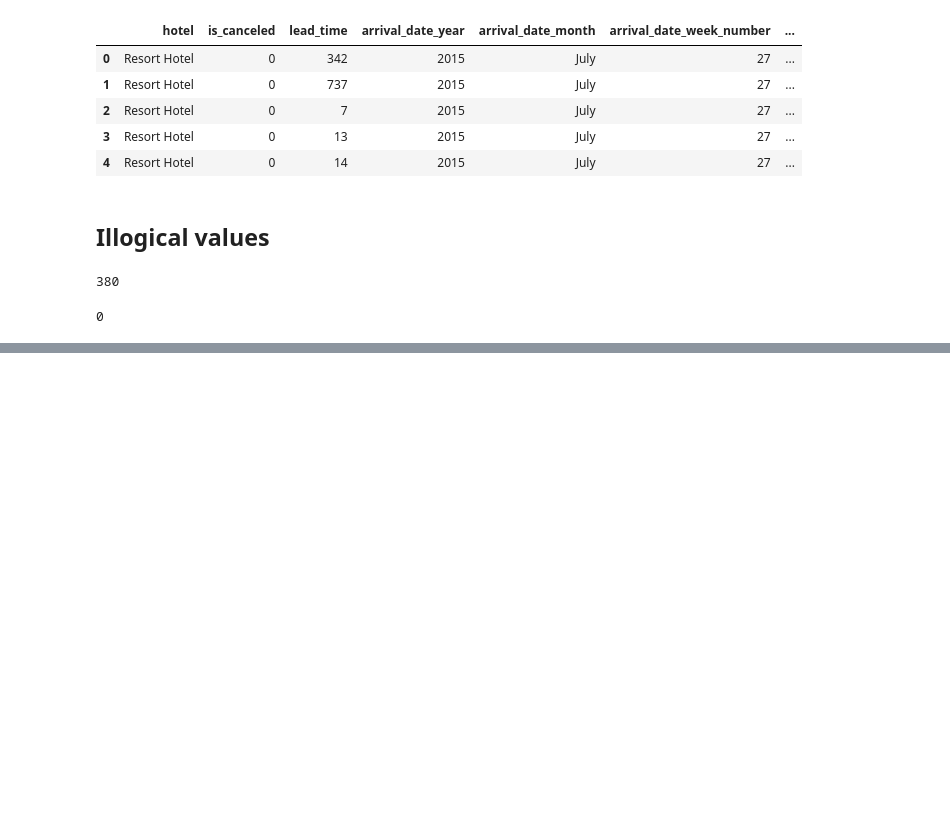
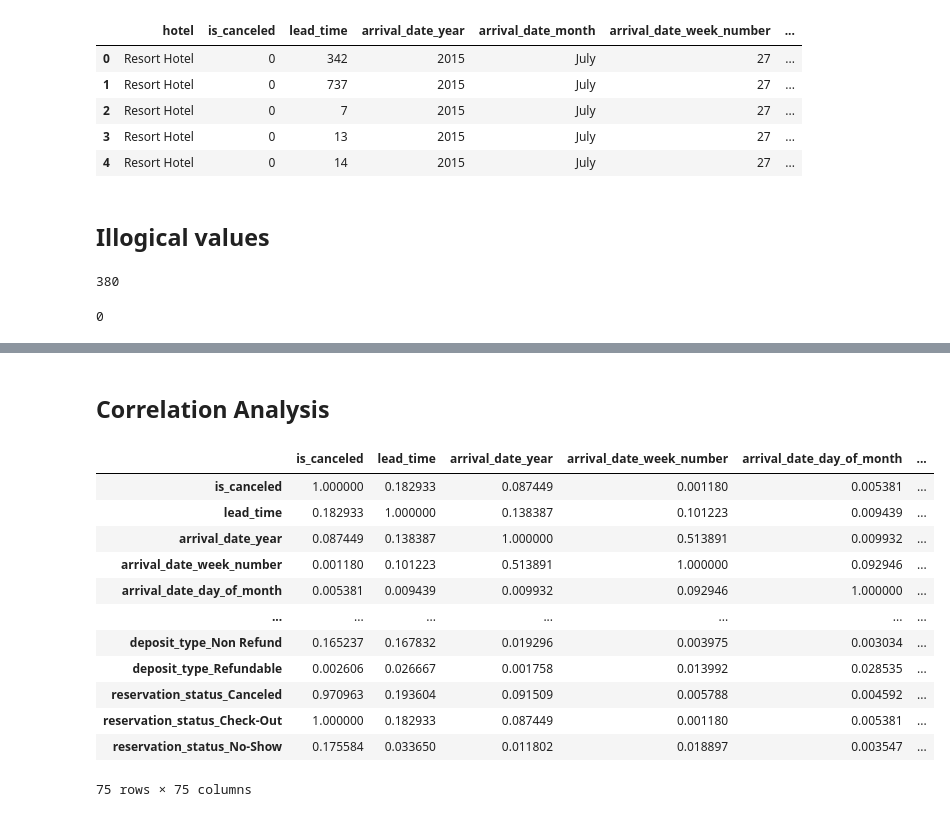
Before and after one commit to Khushwant-singh/machine-learning-python, a Jupyter notebook: demos.ipynb, the cells around one changed output, grey strips where cells are left out. Cells and saved outputs as stored; diff of their text form; code cells hidden in the pictures; blank space fills up the shorter version.

```diff
--- a/demos.ipynb
+++ b/demos.ipynb
@@ -327,0 +453,20 @@ data_df.drop(data_df[data_df["adults"] == 0].index, inplace=True)
+# %% [markdown]
+## Correlation Analysis
+# %%
+# create a correlation matrix
+corr_matrix = final_df.corr().abs()
+corr_matrix
+# %% [output]
+|  | is_canceled | lead_time | arrival_date_year | arrival_date_week_number | arrival_date_day_of_month | ... |
+| is_canceled | 1.000000 | 0.182933 | 0.087449 | 0.001180 | 0.005381 | ... |
+| lead_time | 0.182933 | 1.000000 | 0.138387 | 0.101223 | 0.009439 | ... |
+| arrival_date_year | 0.087449 | 0.138387 | 1.000000 | 0.513891 | 0.009932 | ... |
+| arrival_date_week_number | 0.001180 | 0.101223 | 0.513891 | 1.000000 | 0.092946 | ... |
+| arrival_date_day_of_month | 0.005381 | 0.009439 | 0.009932 | 0.092946 | 1.000000 | ... |
+| ... | ... | ... | ... | ... | ... | ... |
+| deposit_type_Non Refund | 0.165237 | 0.167832 | 0.019296 | 0.003975 | 0.003034 | ... |
+| deposit_type_Refundable | 0.002606 | 0.026667 | 0.001758 | 0.013992 | 0.028535 | ... |
+| reservation_status_Canceled | 0.970963 | 0.193604 | 0.091509 | 0.005788 | 0.004592 | ... |
+| reservation_status_Check-Out | 1.000000 | 0.182933 | 0.087449 | 0.001180 | 0.005381 | ... |
+| reservation_status_No-Show | 0.175584 | 0.033650 | 0.011802 | 0.018897 | 0.003547 | ... |
+75 rows × 75 columns
```
Also changed, not shown: parts of 20 cells of this notebook.
